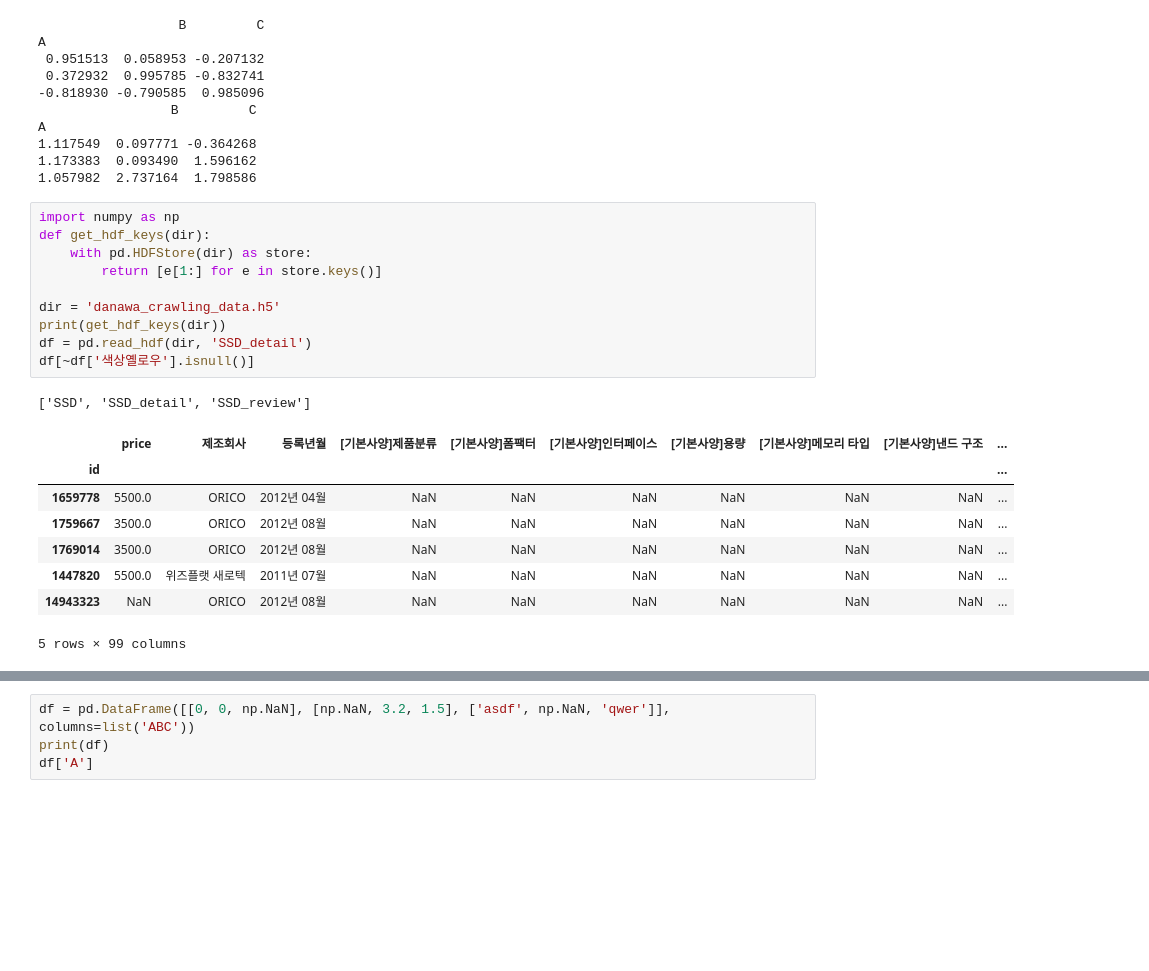
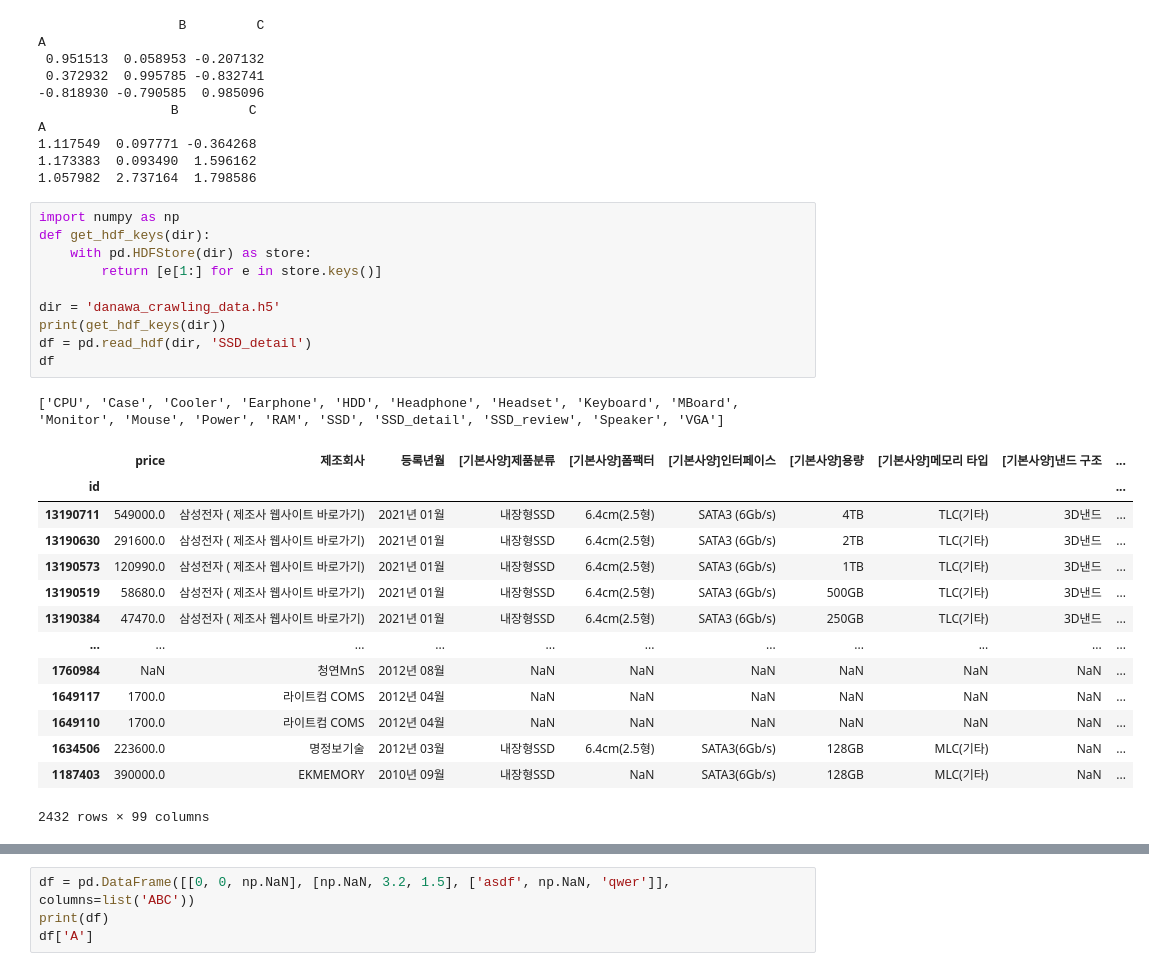
Before and after one commit to seokjin1013/computer-rec-crawling, a Jupyter notebook: test.ipynb, the cells around one changed output, grey strips where cells are left out. Drawn from its saved outputs; the diff is of its cells as text; blank space fills up the shorter version.

Commit message:
bug fixed / add crawling info (details)

```diff
--- a/test.ipynb
+++ b/test.ipynb
@@ -91,20 +91,26 @@ A
 # %%
 import numpy as np
 def get_hdf_keys(dir):
     with pd.HDFStore(dir) as store:
         return [e[1:] for e in store.keys()]
 
 dir = 'danawa_crawling_data.h5'
 print(get_hdf_keys(dir))
 df = pd.read_hdf(dir, 'SSD_detail')
-df[~df['색상옐로우'].isnull()]
+df
 # %% [output]
-['SSD', 'SSD_detail', 'SSD_review']
+['CPU', 'Case', 'Cooler', 'Earphone', 'HDD', 'Headphone', 'Headset', 'Keyboard', 'MBoard', 'Monitor', 'Mouse', 'Power', 'RAM', 'SSD', 'SSD_detail', 'SSD_review', 'Speaker', 'VGA']
 |  | price | 제조회사 | 등록년월 | [기본사양]제품분류 | [기본사양]폼팩터 | [기본사양]인터페이스 | [기본사양]용량 | [기본사양]메모리 타입 | [기본사양]낸드 구조 | ... |
 | id |  |  |  |  |  |  |  |  |  | ... |
-| 1659778 | 5500.0 | ORICO | 2012년 04월 | NaN | NaN | NaN | NaN | NaN | NaN | ... |
-| 1759667 | 3500.0 | ORICO | 2012년 08월 | NaN | NaN | NaN | NaN | NaN | NaN | ... |
-| 1769014 | 3500.0 | ORICO | 2012년 08월 | NaN | NaN | NaN | NaN | NaN | NaN | ... |
-| 1447820 | 5500.0 | 위즈플랫 새로텍 | 2011년 07월 | NaN | NaN | NaN | NaN | NaN | NaN | ... |
-| 14943323 | NaN | ORICO | 2012년 08월 | NaN | NaN | NaN | NaN | NaN | NaN | ... |
+| 13190711 | 549000.0 | 삼성전자 ( 제조사 웹사이트 바로가기) | 2021년 01월 | 내장형SSD | 6.4cm(2.5형) | SATA3 (6Gb/s) | 4TB | TLC(기타) | 3D낸드 | ... |
+| 13190630 | 291600.0 | 삼성전자 ( 제조사 웹사이트 바로가기) | 2021년 01월 | 내장형SSD | 6.4cm(2.5형) | SATA3 (6Gb/s) | 2TB | TLC(기타) | 3D낸드 | ... |
+| 13190573 | 120990.0 | 삼성전자 ( 제조사 웹사이트 바로가기) | 2021년 01월 | 내장형SSD | 6.4cm(2.5형) | SATA3 (6Gb/s) | 1TB | TLC(기타) | 3D낸드 | ... |
+| 13190519 | 58680.0 | 삼성전자 ( 제조사 웹사이트 바로가기) | 2021년 01월 | 내장형SSD | 6.4cm(2.5형) | SATA3 (6Gb/s) | 500GB | TLC(기타) | 3D낸드 | ... |
+| 13190384 | 47470.0 | 삼성전자 ( 제조사 웹사이트 바로가기) | 2021년 01월 | 내장형SSD | 6.4cm(2.5형) | SATA3 (6Gb/s) | 250GB | TLC(기타) | 3D낸드 | ... |
+| ... | ... | ... | ... | ... | ... | ... | ... | ... | ... | ... |
+| 1760984 | NaN | 청연MnS | 2012년 08월 | NaN | NaN | NaN | NaN | NaN | NaN | ... |
+| 1649117 | 1700.0 | 라이트컴 COMS | 2012년 04월 | NaN | NaN | NaN | NaN | NaN | NaN | ... |
+| 1649110 | 1700.0 | 라이트컴 COMS | 2012년 04월 | NaN | NaN | NaN | NaN | NaN | NaN | ... |
+| 1634506 | 223600.0 | 명정보기술 | 2012년 03월 | 내장형SSD | 6.4cm(2.5형) | SATA3(6Gb/s) | 128GB | MLC(기타) | NaN | ... |
+| 1187403 | 390000.0 | EKMEMORY | 2010년 09월 | 내장형SSD | NaN | SATA3(6Gb/s) | 128GB | MLC(기타) | NaN | ... |
-5 rows × 99 columns
+2432 rows × 99 columns
```
Also changed, not shown: parts of 3 cells of this notebook, 1 other file.
